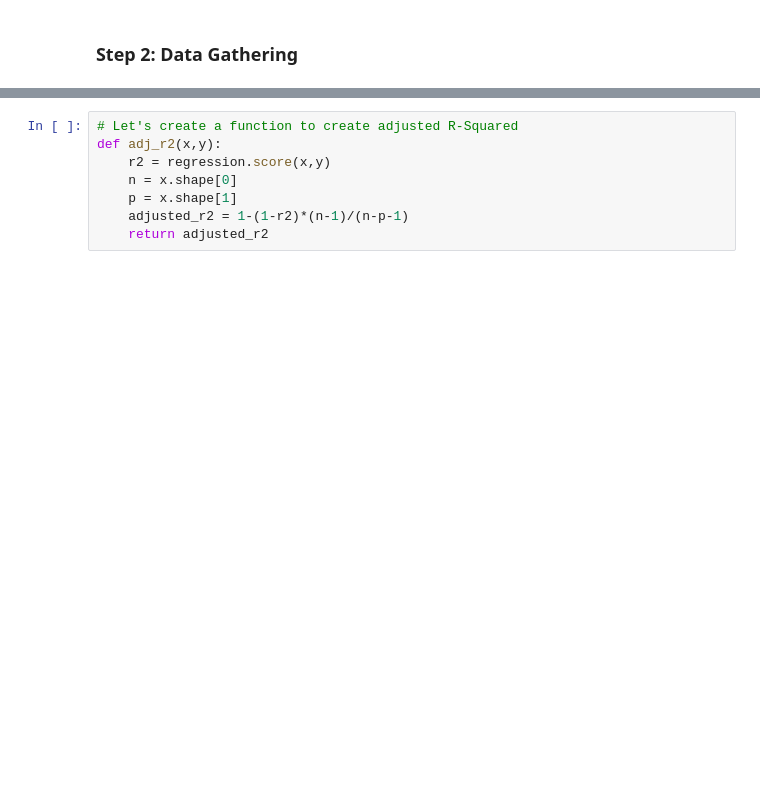
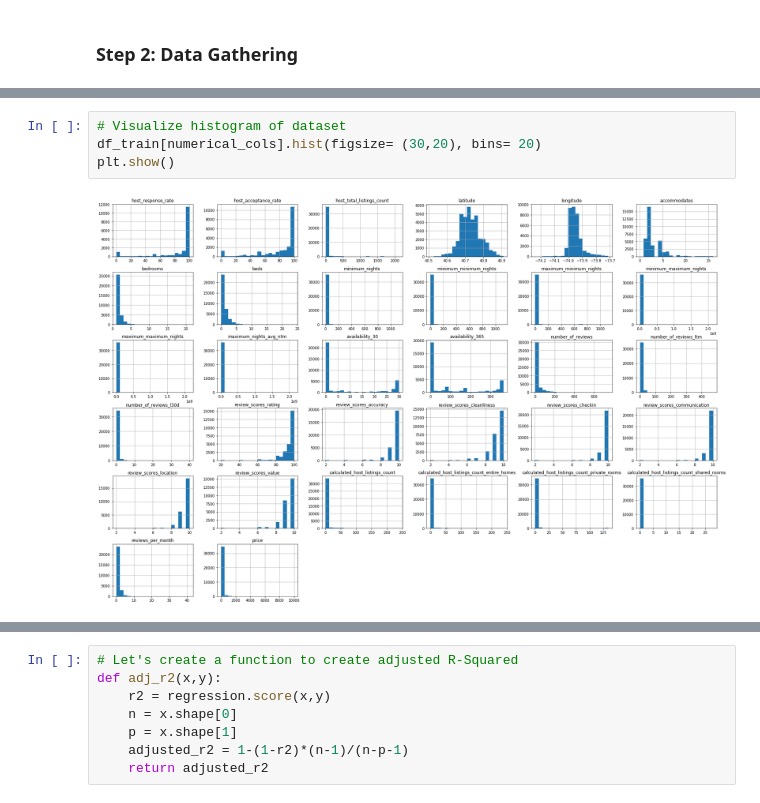
Before and after one commit to obeabi/SDSDecember2020Challenge, a Jupyter notebook: model_v1.ipynb, the cells around one changed output, grey strips where cells are left out. Cells and saved outputs as stored; diff of their text form; blank space fills up the shorter version.

```diff
--- a/model_v1.ipynb
+++ b/model_v1.ipynb
@@ -675,0 +547,6 @@ imputed_X_train.head()
+# %%
+# Visualize histogram of dataset
+df_train[numerical_cols].hist(figsize= (30,20), bins= 20)
+plt.show()
+# %% [output]
+[figure, added]
```
Also changed, not shown: parts of 132 cells of this notebook.
